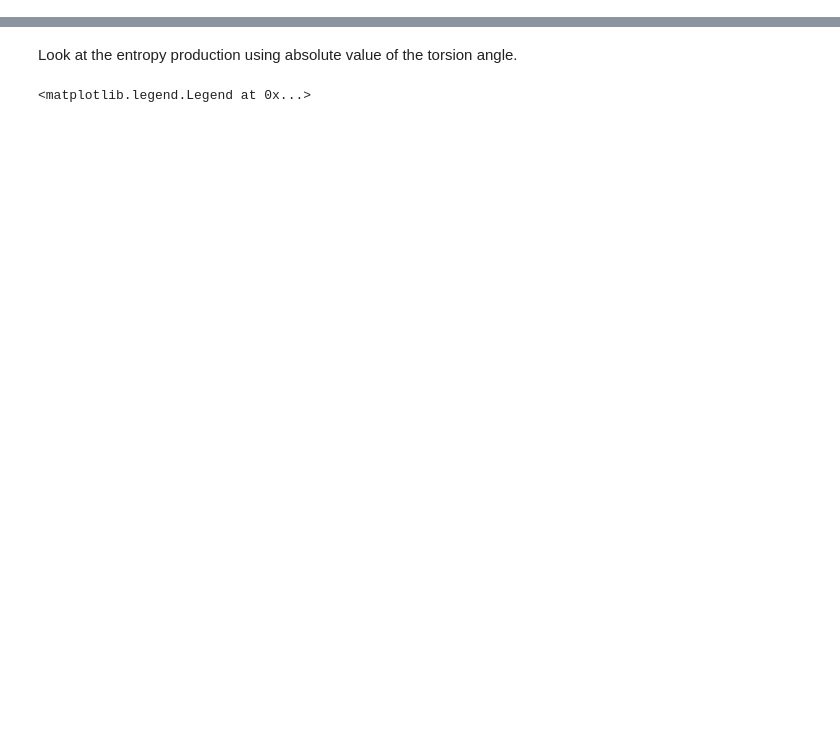
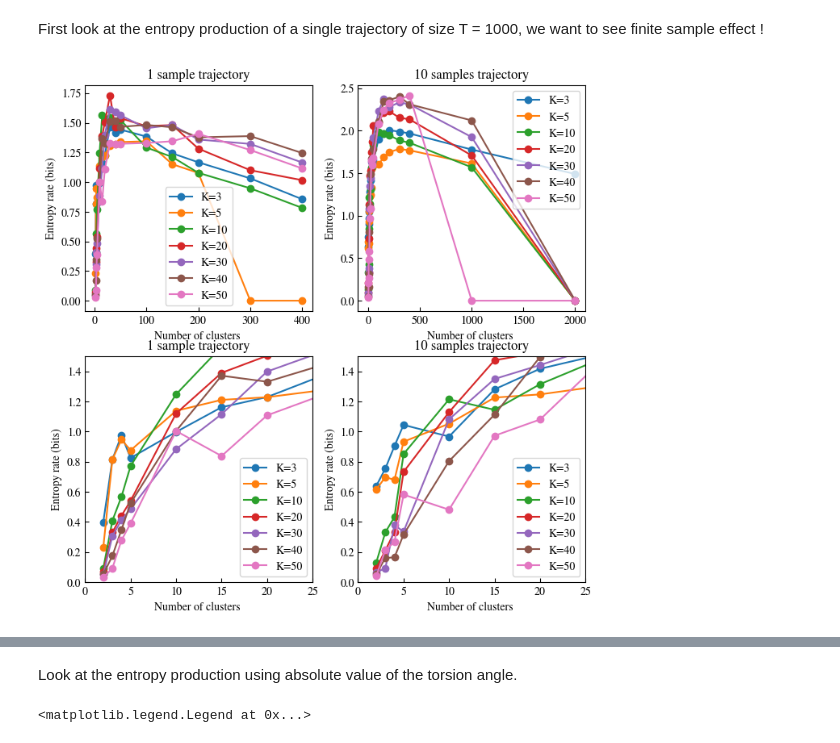
Before and after one commit to HugoLeRoy94/ClusterAnalysis, a Jupyter notebook: notebooks/toy_model/02_optimize_entropy_production.ipynb, the cells around one changed output, grey strips where cells are left out. Saved outputs shown, nothing was run; the diff lists cells and outputs as text; code cells hidden in the pictures; blank space fills up the shorter version.

```diff
--- a/notebooks/toy_model/02_optimize_entropy_production.ipynb
+++ b/notebooks/toy_model/02_optimize_entropy_production.ipynb
@@ -13,3 +13,26 @@ sys.path.append('../../')
 import src.viz
 
 #sns.set(style="white", context="notebook")
+# %% [markdown]
+First look at the entropy production of a single trajectory of size T = 1000, we want to see finite sample effect !
+# %%
+df = pd.read_csv('../../data/toy_model/interim/entropy_1sample.csv')
+df1 = pd.read_csv('../../data/toy_model/interim/entropy_10sample.csv')
+dfs = [df,df1]
+
+title = ["1 sample trajectory", "10 samples trajectory"]
+
+fig,ax = plt.subplots(ncols=2,nrows=2,figsize=(8,8))
+for i in range(2):
+    for j in range(2):
+        for K, group in dfs[i].groupby("K"):
+            ax[j,i].plot(group["n_clusters"], group["entropy_rate"], marker='o', label=f"K={K}")
+        ax[j,i].set_xlabel("Number of clusters ")
+        ax[j,i].set_ylabel("Entropy rate (bits)")
+        ax[j,i].set_title(title[i])
+        ax[j,i].legend()
+for i in range(2):
+    ax[1,i].set_xlim(0,25)
+    ax[1,i].set_ylim(0,1.5)
+# %% [output]
+[figure, added]
```
Also changed, not shown: parts of 3 cells of this notebook, 3 other files.
